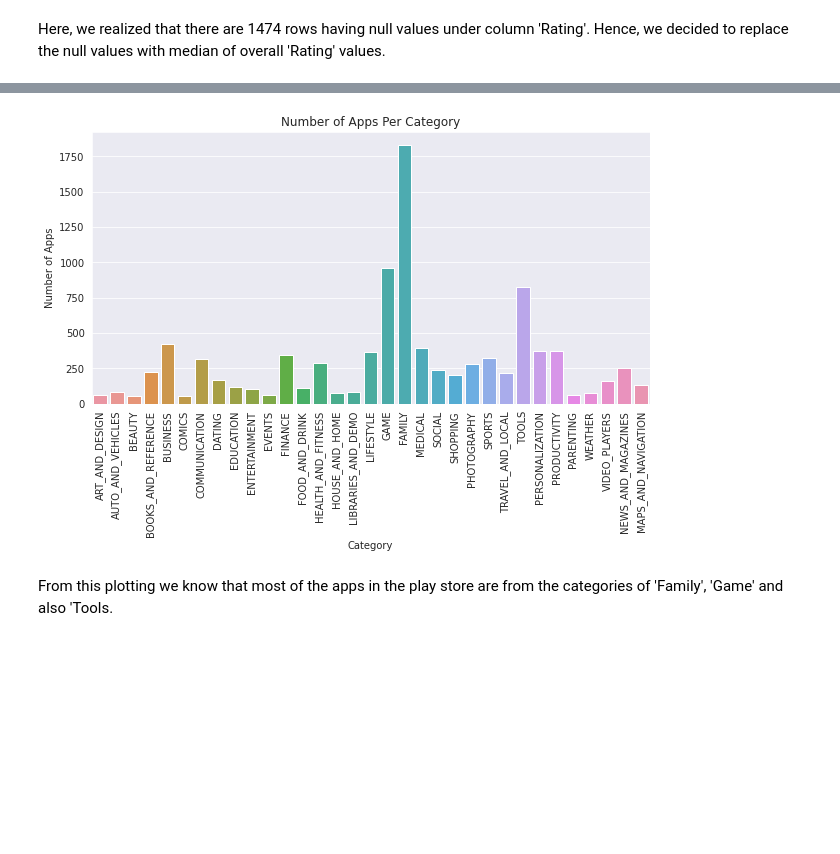
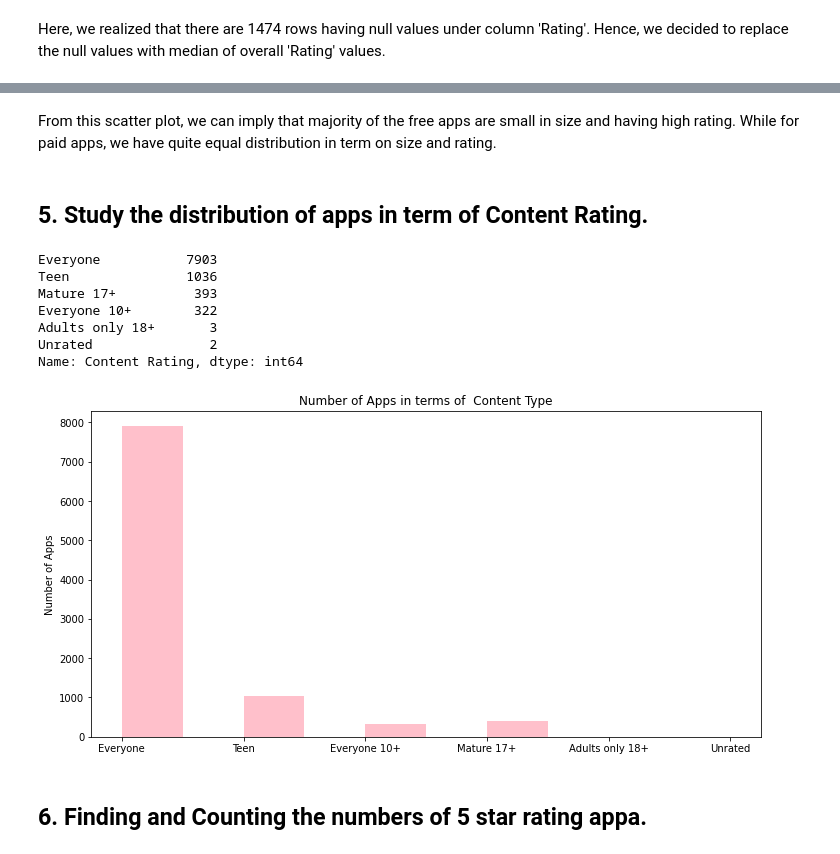
Before and after one commit to PradnyaPagar01/Play-Store-App-Review-Analysis, a Jupyter notebook: 02_Play_Store_App_Review_Analysis_Capstone_Project.ipynb, the cells around one changed output, grey strips where cells are left out. Drawn from its saved outputs; the diff is of its cells as text; code cells hidden in the pictures; blank space fills up the shorter version.

```diff
--- a/02_Play_Store_App_Review_Analysis_Capstone_Project.ipynb
+++ b/02_Play_Store_App_Review_Analysis_Capstone_Project.ipynb
@@ -262,7 +262,3 @@ def replace_with_median(series):
 
 playstore_df['Rating'] = playstore_df['Rating'].transform(replace_with_median)
 playstore_df['Rating'] = playstore_df['Rating'].astype(float)
-# %%
-# remove the record where 'Type' is having null value
-index = playstore_df[playstore_df['Type'].isna()].index
-playstore_df.drop(axis=0, inplace=True, index=index)
@@ -269,3 +278,7 @@ playstore_df.drop(axis=0, inplace=True, index=index)
+# %%
+playstore_df['Type'].fillna(str(playstore_df['Type'].mode().values[0]),inplace=True)
+playstore_df['Current Ver'].fillna(str(playstore_df['Current Ver'].mode().values[0]),inplace=True)
+playstore_df['Android Ver'].fillna(str(playstore_df['Android Ver'].mode().values[0]),inplace=True)
 # %%
 #dropping duplicates value in 'App' column using drop_duplicates() function
 playstore_df.drop_duplicates(subset='App',inplace=True)
@@ -294,13 +404,28 @@ playstore_df.describe()
+# %% [markdown]
+From this scatter plot, we can imply that majority of the free apps are small in size and having high rating. While for paid apps, we have quite equal distribution in term on size and rating.
+# %% [markdown]
+## **5. Study the distribution of apps in term of Content Rating.**
+# %%
+# Number of apps in terms of Content Rating
+content_rating = playstore_df['Content Rating'].value_counts()
+content_rating
+# %% [output]
+Everyone           7903
+Teen               1036
+Mature 17+          393
+Everyone 10+        322
+Adults only 18+       3
+Unrated               2
+Name: Content Rating, dtype: int64
 # %%
-# get the number of apps for each category
-sns.set_style('darkgrid')
-plt.figure(figsize=(10, 5))
-sns.countplot(x='Category', data=playstore_df)
-plt.title('Number of Apps Per Category')
-plt.xticks(rotation=90)
+# Distribute the number of apps Vs their Content Rating
+fig = plt.figure(figsize = (12,6))
+plt.hist(playstore_df['Content Rating'], color = 'pink')
+plt.title('Number of Apps in terms of  Content Type')
 plt.ylabel('Number of Apps')
 plt.show()
+fig.savefig('Number of Apps in terms of Content Type')
 # %% [output]
-[figure, old version]
+[figure, new version]
-# %% [markdown]
-From this plotting we know that most of the apps in the play store are from the categories of 'Family', 'Game' and also 'Tools.
+# %% [markdown]
+## **6. Finding and Counting the numbers of 5 star rating appa.**
```
Also changed, not shown: parts of 25 cells of this notebook.
